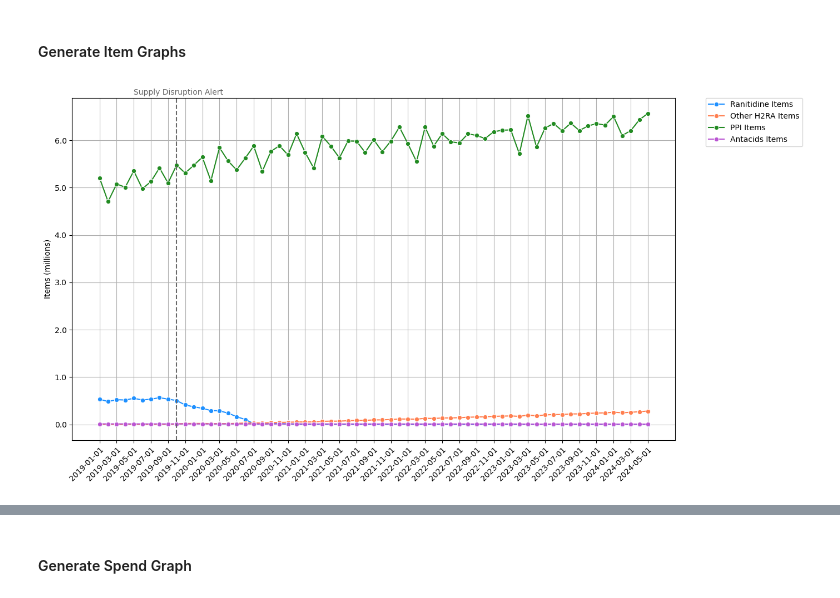
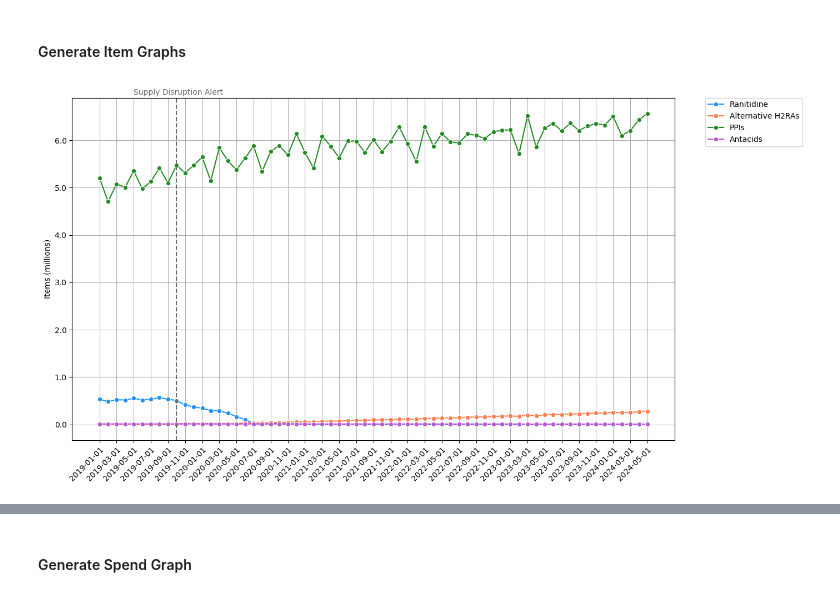
Before and after one commit to ebmdatalab/med-student-omeprazole, a Jupyter notebook: notebooks/Omeprazole shortage.ipynb, the cells around one changed output, grey strips where cells are left out. Cells and saved outputs as stored; diff of their text form; code cells hidden in the pictures.

```diff
--- a/notebooks/Omeprazole shortage.ipynb
+++ b/notebooks/Omeprazole shortage.ipynb
@@ -203,47 +203,47 @@ rabeprazole_monthly_cost = data_filtered_rabeprazole.groupby('month')['actual_co
 plt.figure(figsize=(14, 8))  # Increase figure size for better readability
 
 # Plot the original monthly totals for Ranitidine using Seaborn
-sns.lineplot(data=ranitidine_monthly_totals, x='month', y='items', marker='o', label='Ranitidine Items', color='dodgerblue')
+sns.lineplot(data=ranitidine_monthly_totals, x='month', y='items', marker='o', label='Ranitidine', color='dodgerblue')
 
 # Plot the aggregated totals for the Alternative H2RA chemicals
-sns.lineplot(data=H2RA_monthly_totals, x='month', y='items', marker='o', label='Other H2RA Items', color='coral')
+sns.lineplot(data=H2RA_monthly_totals, x='month', y='items', marker='o', label='Alternative H2RAs', color='coral')
 
 #Plot monthly totals for PPIs
-sns.lineplot(data=PPI_monthly_totals, x='month', y='items', marker='o', label='PPI Items', color='forestgreen')
+sns.lineplot(data=PPI_monthly_totals, x='month', y='items', marker='o', label='PPIs', color='forestgreen')
 
 #Plot monthly totals for antacids
-sns.lineplot(data=antacids_monthly_totals, x='month', y='items', marker='o', label='Antacids Items', color='mediumorchid')
+sns.lineplot(data=antacids_monthly_totals, x='month', y='items', marker='o', label='Antacids', color='mediumorchid')
 
 # Optionally reduce the number of ticks on the x-axis
 plt.xticks(ticks=ranitidine_monthly_totals['month'][::2], rotation=45, rotation_mode='anchor', horizontalalignment='right')
 
 # Add titles and labels
 plt.ylabel('Items (millions)')
 plt.xlabel(None)
 
 # Add a legend to differentiate the lines
 plt.legend()
 
 #add vertical line for date of shortage and annotate it.
 plt.axvline(x = '2019-10-01', ymin = 0, ymax = 1, color='dimgrey', linestyle='--')
 
 plt.annotate('Supply Disruption Alert', color='dimgrey',
              xy=('2019-10-01', max(PPI_monthly_totals['items'])),
              xytext=('2019-05-01', max(PPI_monthly_totals['items']) * 1.06))
 
 # Adding grid for better readability
 plt.grid(True)
 
 #Move legend box outside
 plt.legend(bbox_to_anchor=(1.05, 1), loc=2, borderaxespad=0.)
 
 # Format y-axis labels
 plt.gca().get_yaxis().set_major_formatter(plt.FuncFormatter(lambda x, loc: "{:.1f}".format(x / 1000000)))
 
 # Display the plot
 plt.show()
 # %% [output]
-[figure, old version]
+[figure, new version]
 # %%
 # Create a Seaborn figure for specific H2RA antagonists
 plt.figure(figsize=(14, 8))  # Increase figure size for better readability
```
Also changed, not shown: parts of 6 cells of this notebook, 1 other file.
